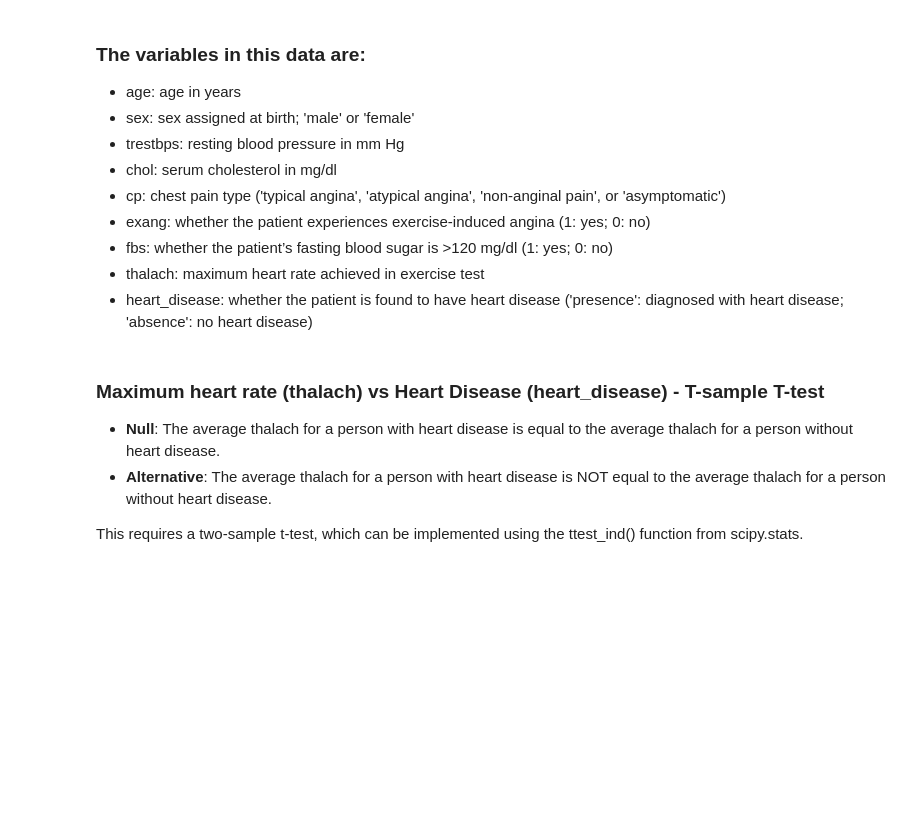
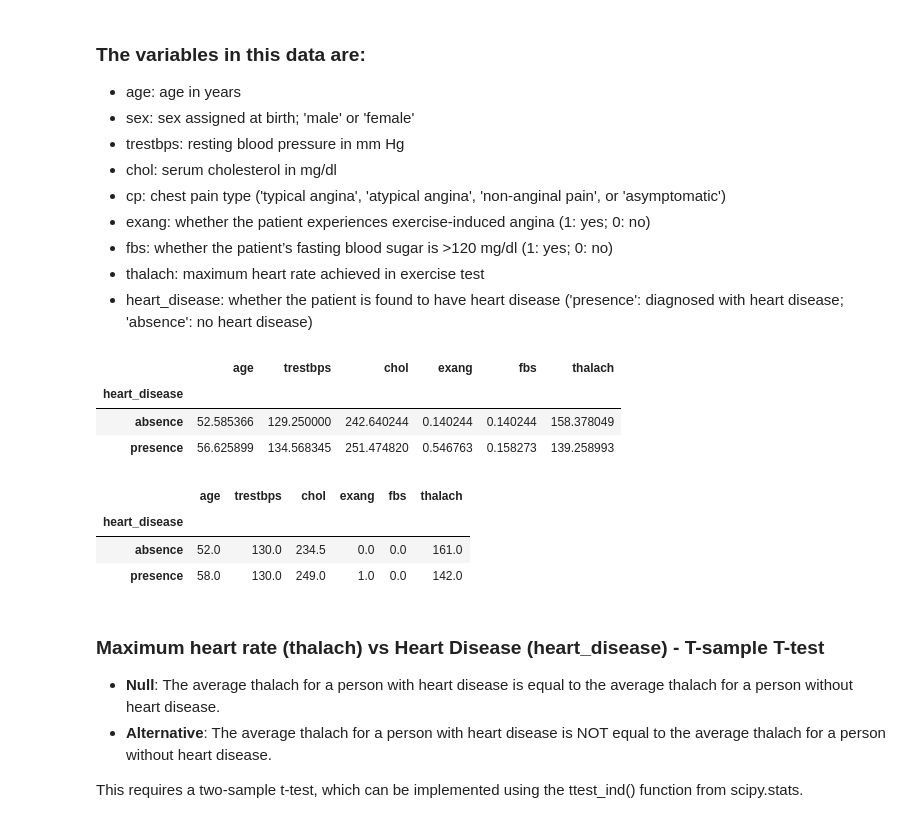
Before and after one commit to Kristian0703/Heart_Disease_Hypothesis_Testing, a Jupyter notebook: Heart_Disease_HypothesisTesting.ipynb, the cells around one changed output. Drawn from its saved outputs; the diff is of its cells as text; code cells hidden in the pictures; blank space fills up the shorter version.

Commit message:
Summarize by mean & median

```diff
--- a/Heart_Disease_HypothesisTesting.ipynb
+++ b/Heart_Disease_HypothesisTesting.ipynb
@@ -32,6 +32,20 @@ heart.head()
 + fbs: whether the patient’s fasting blood sugar is >120 mg/dl (1: yes; 0: no)
 + thalach: maximum heart rate achieved in exercise test
 + heart_disease: whether the patient is found to have heart disease ('presence': diagnosed with heart disease; 'absence': no heart disease)
+# %%
+heart.groupby('heart_disease').mean(numeric_only=True)
+# %% [output]
+|  | age | trestbps | chol | exang | fbs | thalach |
+| heart_disease |  |  |  |  |  |  |
+| absence | 52.585366 | 129.250000 | 242.640244 | 0.140244 | 0.140244 | 158.378049 |
+| presence | 56.625899 | 134.568345 | 251.474820 | 0.546763 | 0.158273 | 139.258993 |
+# %%
+heart.groupby('heart_disease').median(numeric_only=True)
+# %% [output]
+|  | age | trestbps | chol | exang | fbs | thalach |
+| heart_disease |  |  |  |  |  |  |
+| absence | 52.0 | 130.0 | 234.5 | 0.0 | 0.0 | 161.0 |
+| presence | 58.0 | 130.0 | 249.0 | 1.0 | 0.0 | 142.0 |
 # %% [markdown]
 ### Maximum heart rate (thalach) vs Heart Disease (heart_disease) - T-sample T-test
 
```
